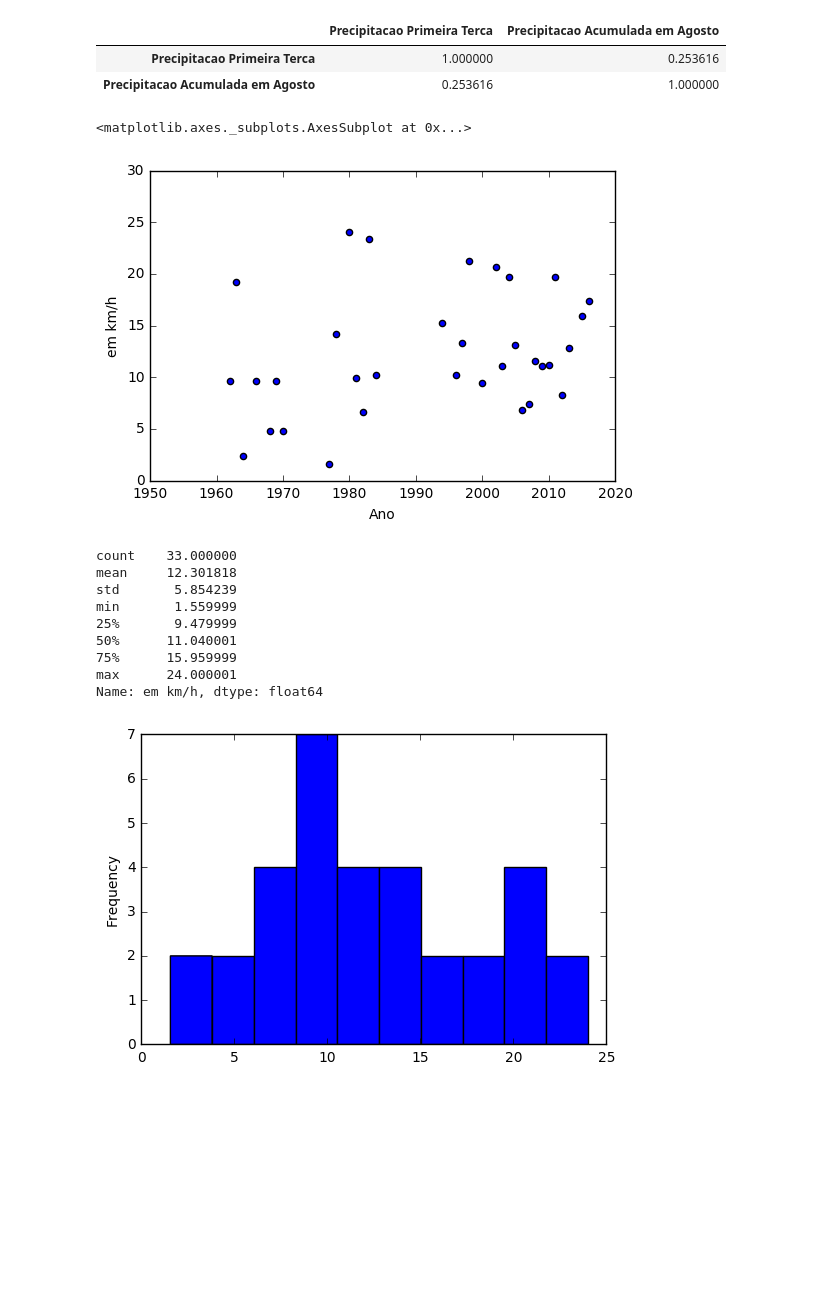
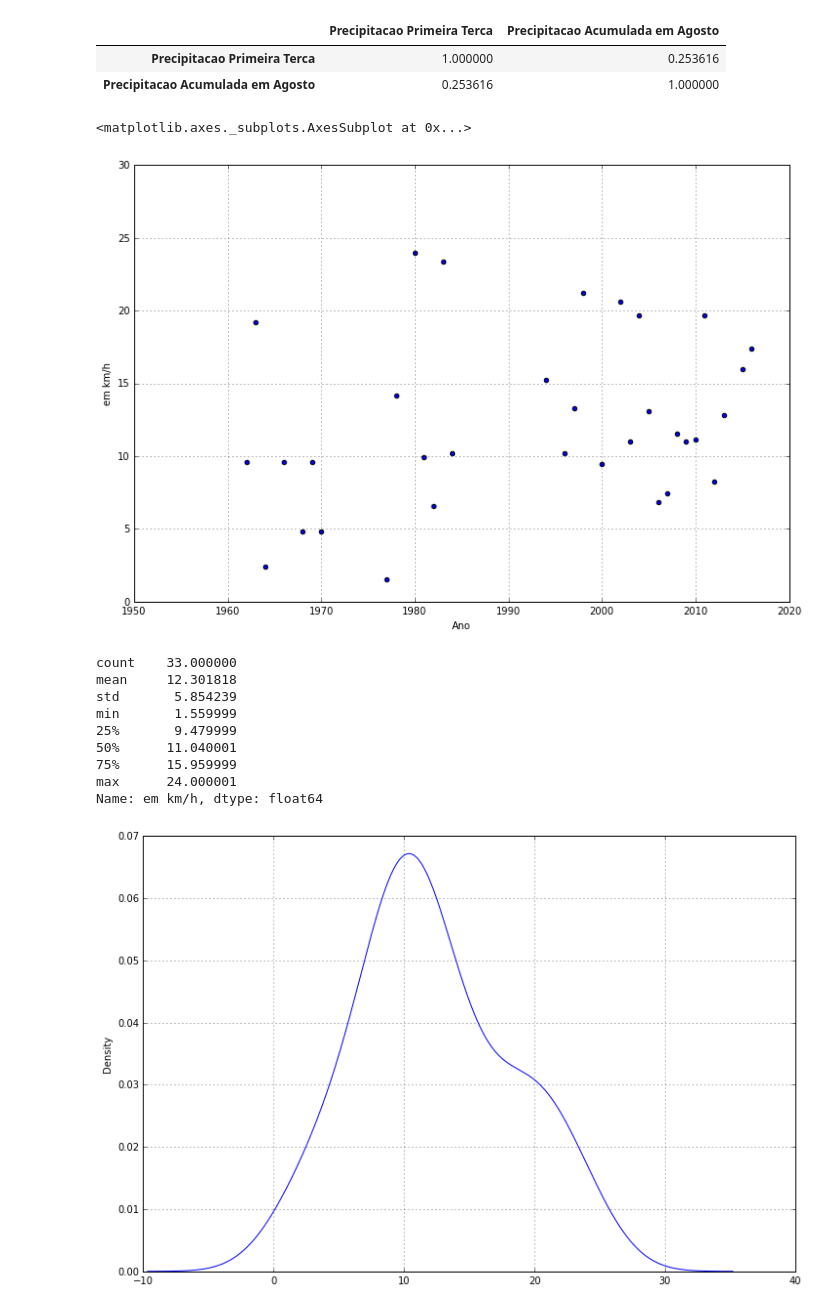
Before and after one commit to jvitorfromhell/icd-meteorologia, a Jupyter notebook: analise.ipynb, the cells around one changed output. Cells and saved outputs as stored; diff of their text form; code cells hidden in the pictures; blank space fills up the shorter version.

```diff
--- a/analise.ipynb
+++ b/analise.ipynb
@@ -162,24 +183,24 @@ vento['em km/h'] = vento['Velocidade do Vento Media'].apply(lambda v : v * 3.6)
 
 finados = vento[(vento.Dia == 2) & (vento.Mes == 11)].drop(['Dia', 'Mes'], axis=1)
 finados['Ano'] = finados.Ano.apply(lambda a : int(a))
-finados.plot(kind='scatter', x='Ano', y='em km/h')
+finados.plot(kind='scatter', x='Ano', y='em km/h', figsize=(12,8), grid=True)
 # %% [output]
 <matplotlib.axes._subplots.AxesSubplot at 0x...>
-[figure, old version]
+[figure, new version]
 # %%
-finados['em km/h'].plot(kind='hist')
+finados['em km/h'].plot(kind='kde', figsize=(12,8), grid=True)
 finados['em km/h'].describe()
 # %% [output]
 count    33.000000
 mean     12.301818
 std       5.854239
 min       1.559999
 25%       9.479999
 50%      11.040001
 75%      15.959999
 max      24.000001
 Name: em km/h, dtype: float64
-[figure, old version]
+[figure, new version]
 # %%
 # Finados tem uma distribuicao com tendencia maior que o restante do ano?
 
```
Also changed, not shown: parts of 8 cells of this notebook, 5 other files.
